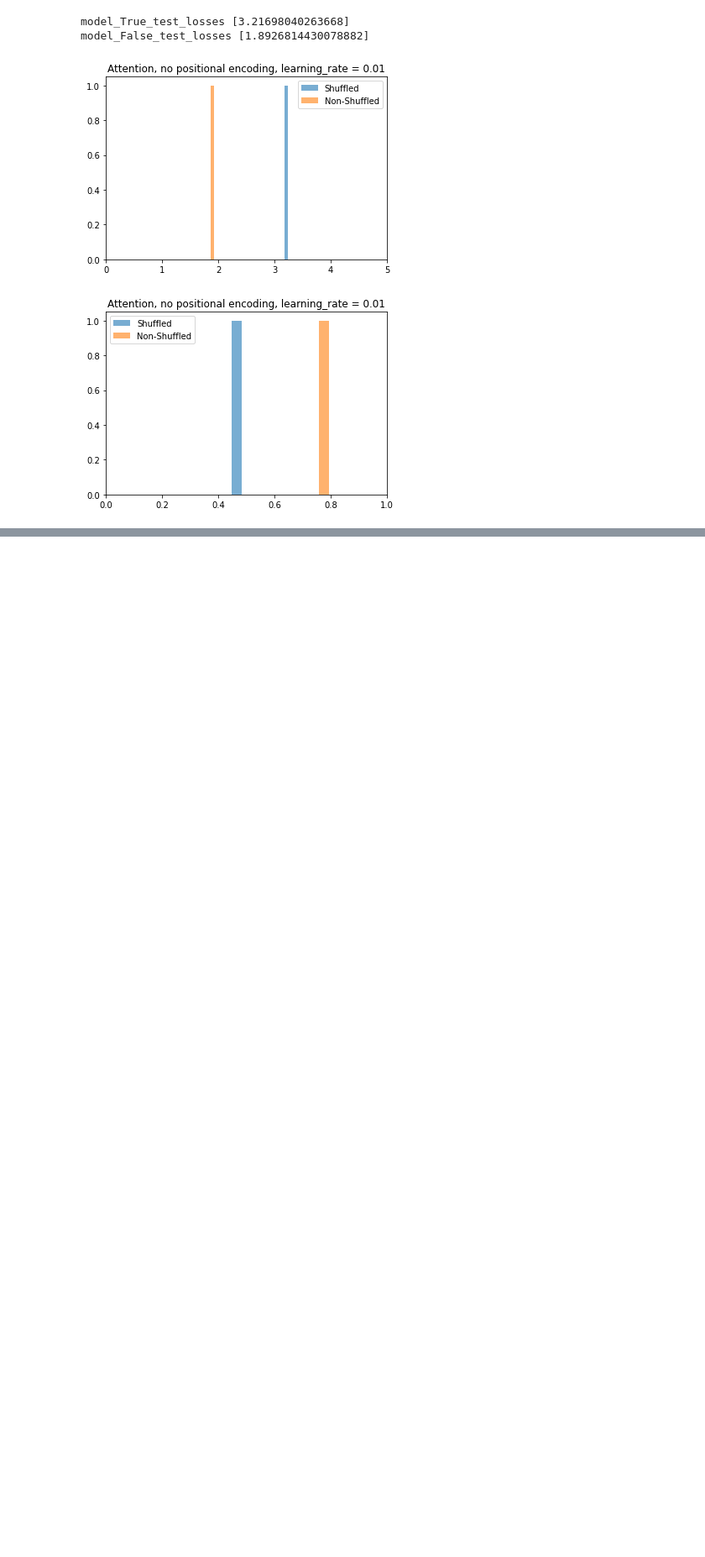
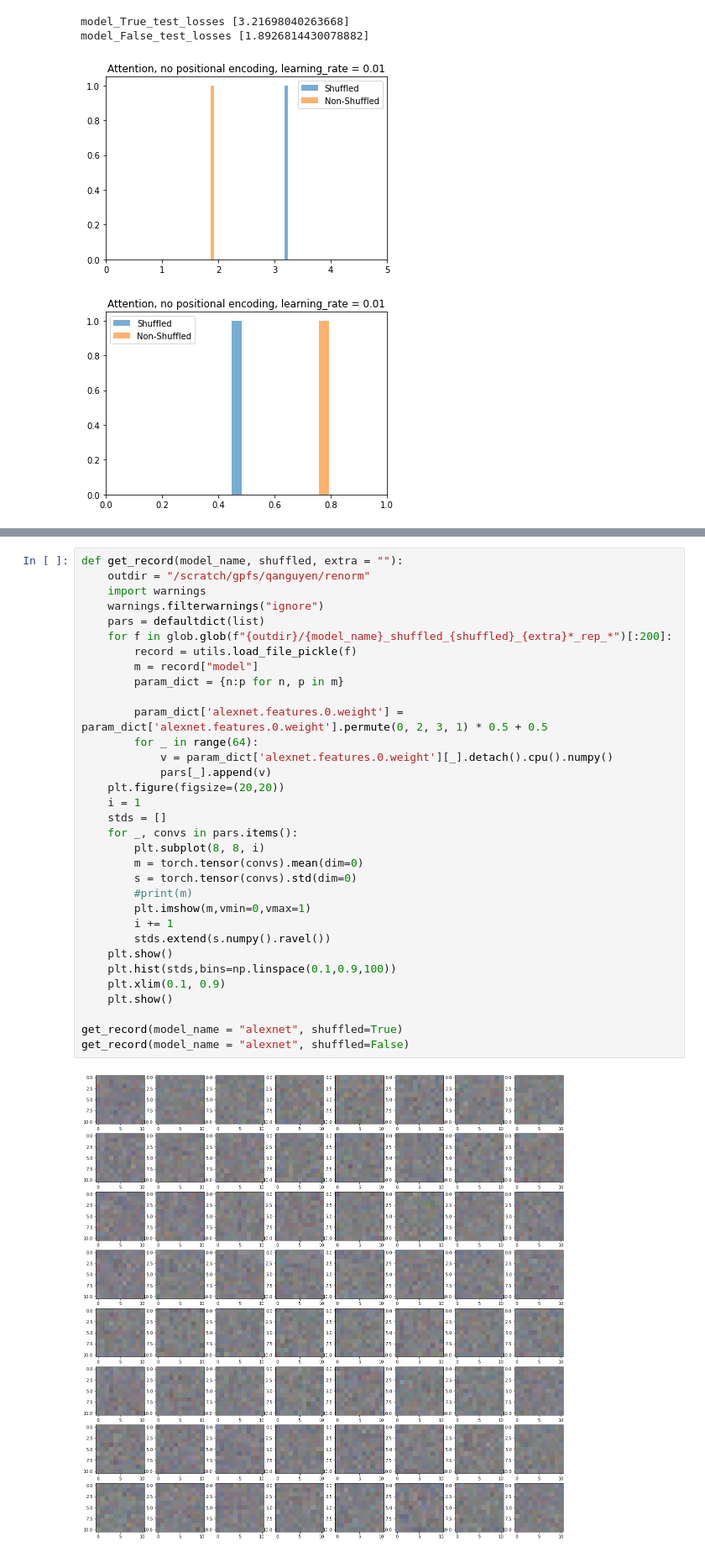
Before and after one commit to anhhuyalex/renormalization, a Jupyter notebook: tensornetworks/generalization.ipynb, the cells around one changed output, grey strips where cells are left out. Shown at 84% size. Cells and saved outputs as stored; diff of their text form; blank space fills up the shorter version.

```diff
--- a/tensornetworks/generalization.ipynb
+++ b/tensornetworks/generalization.ipynb
@@ -219,0 +374,35 @@ def get_record(model_name, shuffled, extra = ""):
+# %%
+def get_record(model_name, shuffled, extra = ""):
+    outdir = "/scratch/gpfs/qanguyen/renorm"
+    import warnings
+    warnings.filterwarnings("ignore")
+    pars = defaultdict(list)
+    for f in glob.glob(f"{outdir}/{model_name}_shuffled_{shuffled}_{extra}*_rep_*")[:200]:
+        record = utils.load_file_pickle(f)
+        m = record["model"]
+        param_dict = {n:p for n, p in m}
+
+        param_dict['alexnet.features.0.weight'] = param_dict['alexnet.features.0.weight'].permute(0, 2, 3, 1) * 0.5 + 0.5
+        for _ in range(64):
+            v = param_dict['alexnet.features.0.weight'][_].detach().cpu().numpy()
+            pars[_].append(v)
+    plt.figure(figsize=(20,20))
+    i = 1
+    stds = []
+    for _, convs in pars.items():
+        plt.subplot(8, 8, i)
+        m = torch.tensor(convs).mean(dim=0)
+        s = torch.tensor(convs).std(dim=0)
+        #print(m)
+        plt.imshow(m,vmin=0,vmax=1)
+        i += 1
+        stds.extend(s.numpy().ravel())
+    plt.show()
+    plt.hist(stds,bins=np.linspace(0.1,0.9,100))
+    plt.xlim(0.1, 0.9)
+    plt.show()
+
+get_record(model_name = "alexnet", shuffled=True)
+get_record(model_name = "alexnet", shuffled=False)
+# %% [output]
+[figure, added]
```
Also changed, not shown: parts of 13 cells of this notebook, 5 other files.
